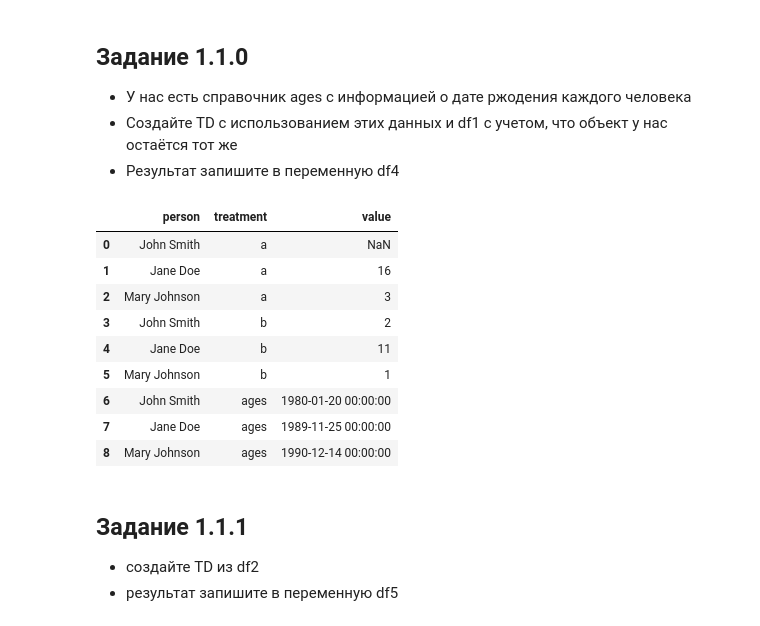
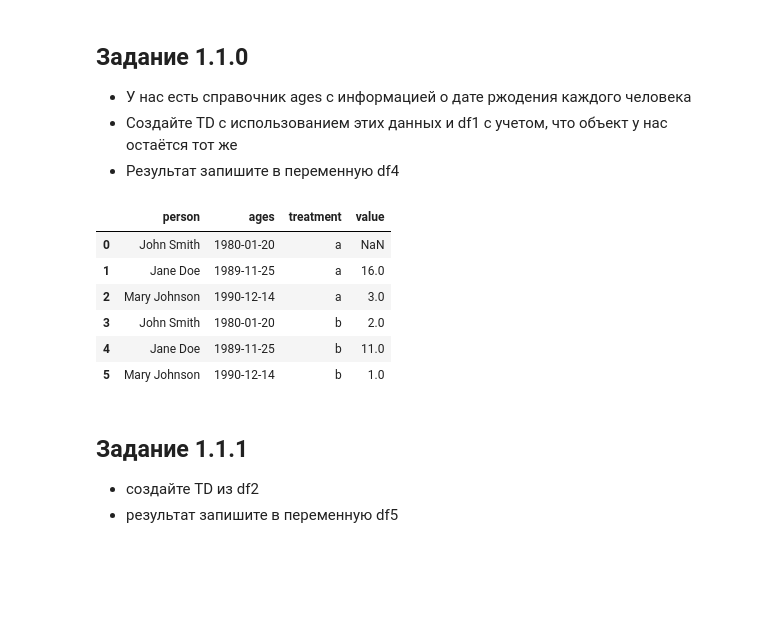
Before and after one commit to kirsveta14/Course, a Jupyter notebook: 11_tidy_data_intro.ipynb, the cells around one changed output. Saved outputs shown, nothing was run; the diff lists cells and outputs as text; code cells hidden in the pictures; blank space fills up the shorter version.

```diff
--- a/11_tidy_data_intro.ipynb
+++ b/11_tidy_data_intro.ipynb
@@ -255,24 +255,21 @@ process_data(DIR, DIR)
 # %%
 df4 = df1.copy()
 df4['ages'] = ['1/20/80', '11/25/89', '12/14/90']
 df4['ages'] = pd.to_datetime(df4['ages'], format="%m/%d/%y")
 df4 = pd.melt(
     df4.reset_index(),
-    id_vars='person',
+    id_vars=['person', 'ages'],
     var_name='treatment'
 ).assign(treatment=lambda x: x['treatment'].str.replace('treatment', ''))
 df4
 # %% [output]
-|  | person | treatment | value |
-| 0 | John Smith | a | NaN |
-| 1 | Jane Doe | a | 16 |
-| 2 | Mary Johnson | a | 3 |
-| 3 | John Smith | b | 2 |
-| 4 | Jane Doe | b | 11 |
-| 5 | Mary Johnson | b | 1 |
-| 6 | John Smith | ages | 1980-01-20 00:00:00 |
-| 7 | Jane Doe | ages | 1989-11-25 00:00:00 |
-| 8 | Mary Johnson | ages | 1990-12-14 00:00:00 |
+|  | person | ages | treatment | value |
+| 0 | John Smith | 1980-01-20 | a | NaN |
+| 1 | Jane Doe | 1989-11-25 | a | 16.0 |
+| 2 | Mary Johnson | 1990-12-14 | a | 3.0 |
+| 3 | John Smith | 1980-01-20 | b | 2.0 |
+| 4 | Jane Doe | 1989-11-25 | b | 11.0 |
+| 5 | Mary Johnson | 1990-12-14 | b | 1.0 |
 # %% [markdown]
 ## Задание 1.1.1
 - создайте TD из df2
```
Also changed, not shown: parts of 2 cells of this notebook.
